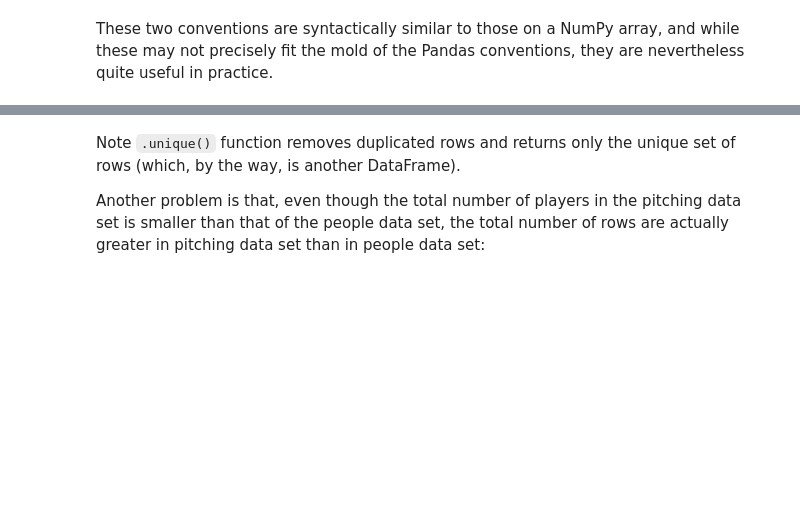
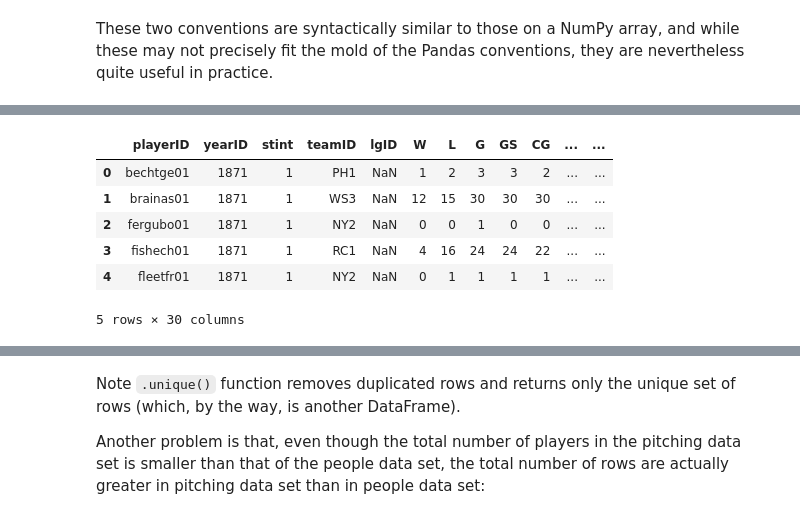
Before and after one commit to stephenbaek/bigdata, a Jupyter notebook: in-class-assignments/ica02/How_to_Read_and_Represent_Data.ipynb, the cells around one changed output, grey strips where cells are left out. Cells and saved outputs as stored; diff of their text form; code cells hidden in the pictures; blank space fills up the shorter version.

```diff
--- a/in-class-assignments/ica02/How_to_Read_and_Represent_Data.ipynb
+++ b/in-class-assignments/ica02/How_to_Read_and_Represent_Data.ipynb
@@ -550,0 +846,11 @@ print(len(pitcher_ids), len(people_ids))
+# %%
+pitcher_data = pd.read_csv('https://github.com/chadwickbureau/baseballdatabank/raw/master/core/Pitching.csv')
+pitcher_data.head(5)
+# %% [output]
+|  | playerID | yearID | stint | teamID | lgID | W | L | G | GS | CG | ... | ... |
+| 0 | bechtge01 | 1871 | 1 | PH1 | NaN | 1 | 2 | 3 | 3 | 2 | ... | ... |
+| 1 | brainas01 | 1871 | 1 | WS3 | NaN | 12 | 15 | 30 | 30 | 30 | ... | ... |
+| 2 | fergubo01 | 1871 | 1 | NY2 | NaN | 0 | 0 | 1 | 0 | 0 | ... | ... |
+| 3 | fishech01 | 1871 | 1 | RC1 | NaN | 4 | 16 | 24 | 24 | 22 | ... | ... |
+| 4 | fleetfr01 | 1871 | 1 | NY2 | NaN | 0 | 1 | 1 | 1 | 1 | ... | ... |
+5 rows × 30 columns
```
Also changed, not shown: parts of 120 cells of this notebook.
